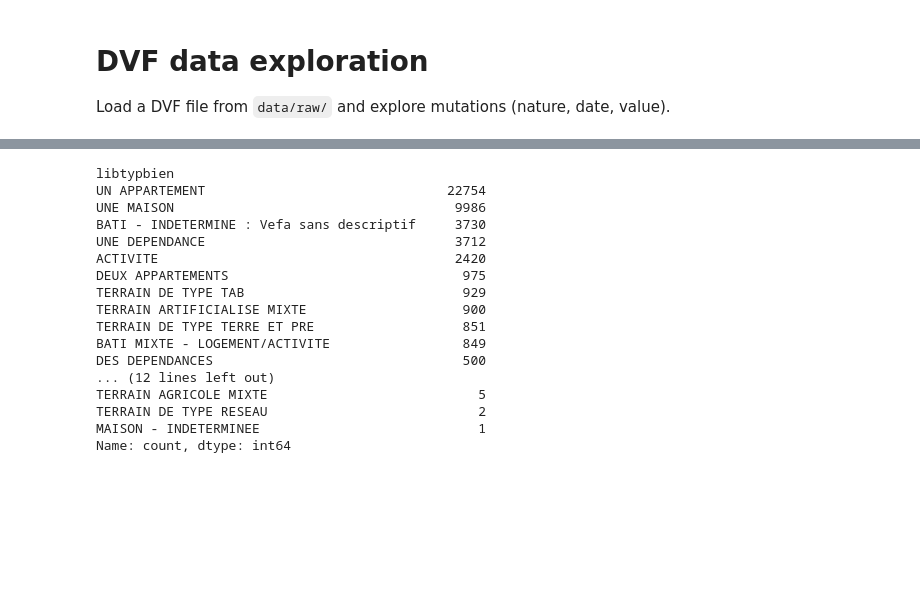
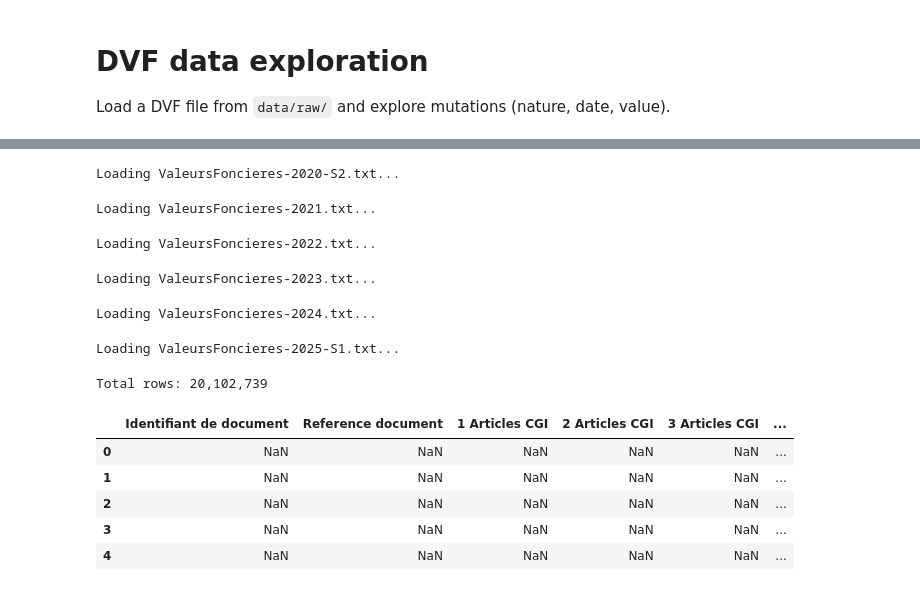
Before and after one commit to xvanausloos/ldi_dvf, a Jupyter notebook: notebooks/01_dvf_exploration.ipynb, the cells around one changed output, grey strips where cells are left out. Cells and saved outputs as stored; diff of their text form; code cells hidden in the pictures; blank space fills up the shorter version.

```diff
--- a/notebooks/01_dvf_exploration.ipynb
+++ b/notebooks/01_dvf_exploration.ipynb
@@ -38,21 +27,29 @@ df.head()
-# %%
-# Distinct values of libtypbien (property type) and their counts
-df["libtypbien"].value_counts()
-# %% [output]
-libtypbien
-UN APPARTEMENT                               22754
-UNE MAISON                                    9986
-BATI - INDETERMINE : Vefa sans descriptif     3730
-UNE DEPENDANCE                                3712
-ACTIVITE                                      2420
-DEUX APPARTEMENTS                              975
-TERRAIN DE TYPE TAB                            929
-TERRAIN ARTIFICIALISE MIXTE                    900
-TERRAIN DE TYPE TERRE ET PRE                   851
-BATI MIXTE - LOGEMENT/ACTIVITE                 849
-DES DEPENDANCES                                500
-... (12 lines left out)
-TERRAIN AGRICOLE MIXTE                           5
-TERRAIN DE TYPE RESEAU                           2
-MAISON - INDETERMINEE                            1
-Name: count, dtype: int64
+# %%
+# Load all .txt files from raw (pipe-separated), concatenate into one DataFrame
+import pandas as pd
+
+if not txt_files:
+    df = pd.DataFrame()
+    print("No .txt files in data/raw.")
+else:
+    frames = []
+    for p in txt_files:
+        print(f"Loading {p.name}...")
+        frames.append(load_dvf_raw(p, sep="|"))
+    df = pd.concat(frames, ignore_index=True)
+    print(f"Total rows: {len(df):,}")
+df.head()
+# %% [output]
+Loading ValeursFoncieres-2020-S2.txt...
+Loading ValeursFoncieres-2021.txt...
+Loading ValeursFoncieres-2022.txt...
+Loading ValeursFoncieres-2023.txt...
+Loading ValeursFoncieres-2024.txt...
+Loading ValeursFoncieres-2025-S1.txt...
+Total rows: 20,102,739
+|  | Identifiant de document | Reference document | 1 Articles CGI | 2 Articles CGI | 3 Articles CGI | ... |
+| 0 | NaN | NaN | NaN | NaN | NaN | ... |
+| 1 | NaN | NaN | NaN | NaN | NaN | ... |
+| 2 | NaN | NaN | NaN | NaN | NaN | ... |
+| 3 | NaN | NaN | NaN | NaN | NaN | ... |
+| 4 | NaN | NaN | NaN | NaN | NaN | ... |
```
Also changed, not shown: parts of 14 cells of this notebook, 2 other files.
